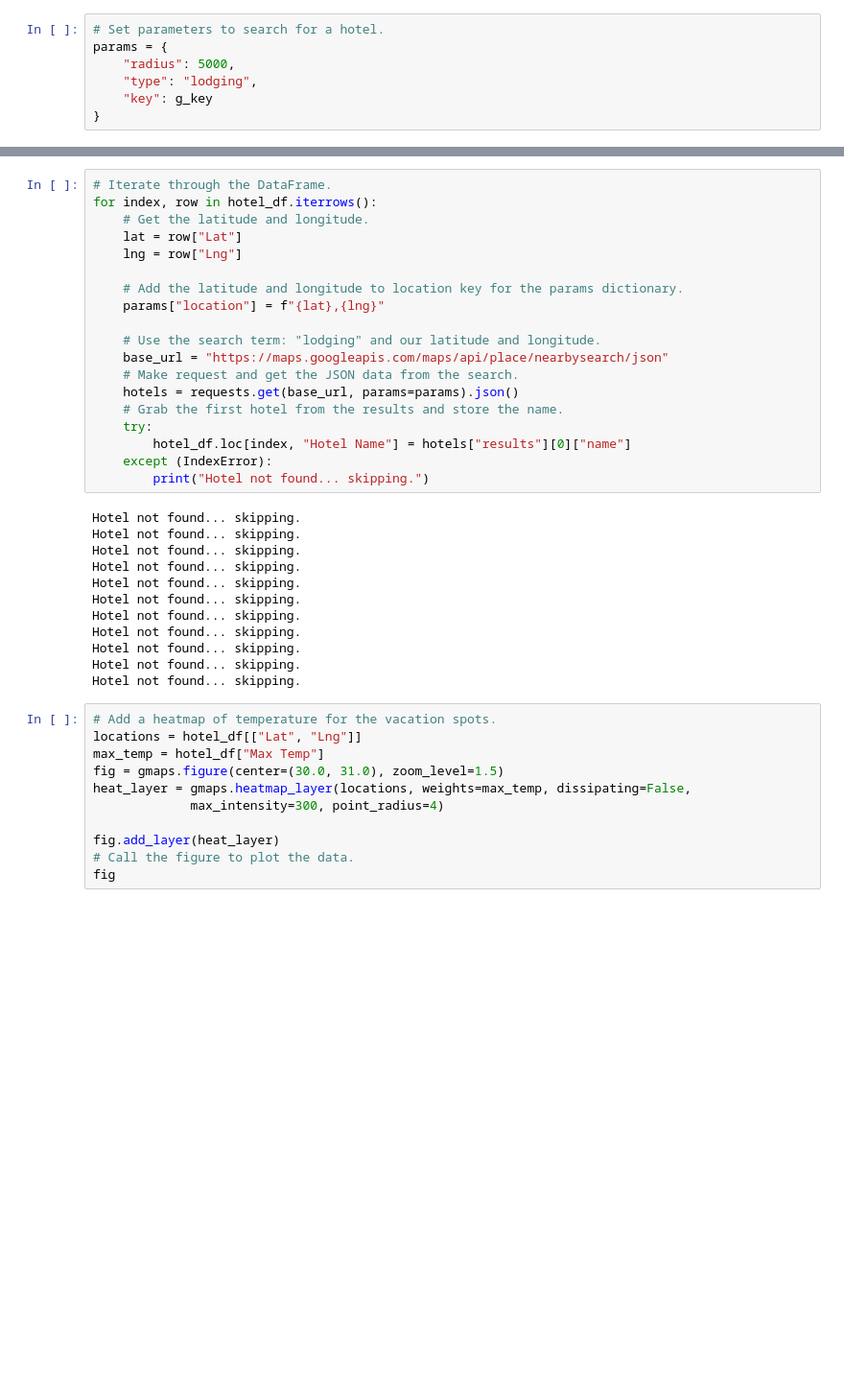
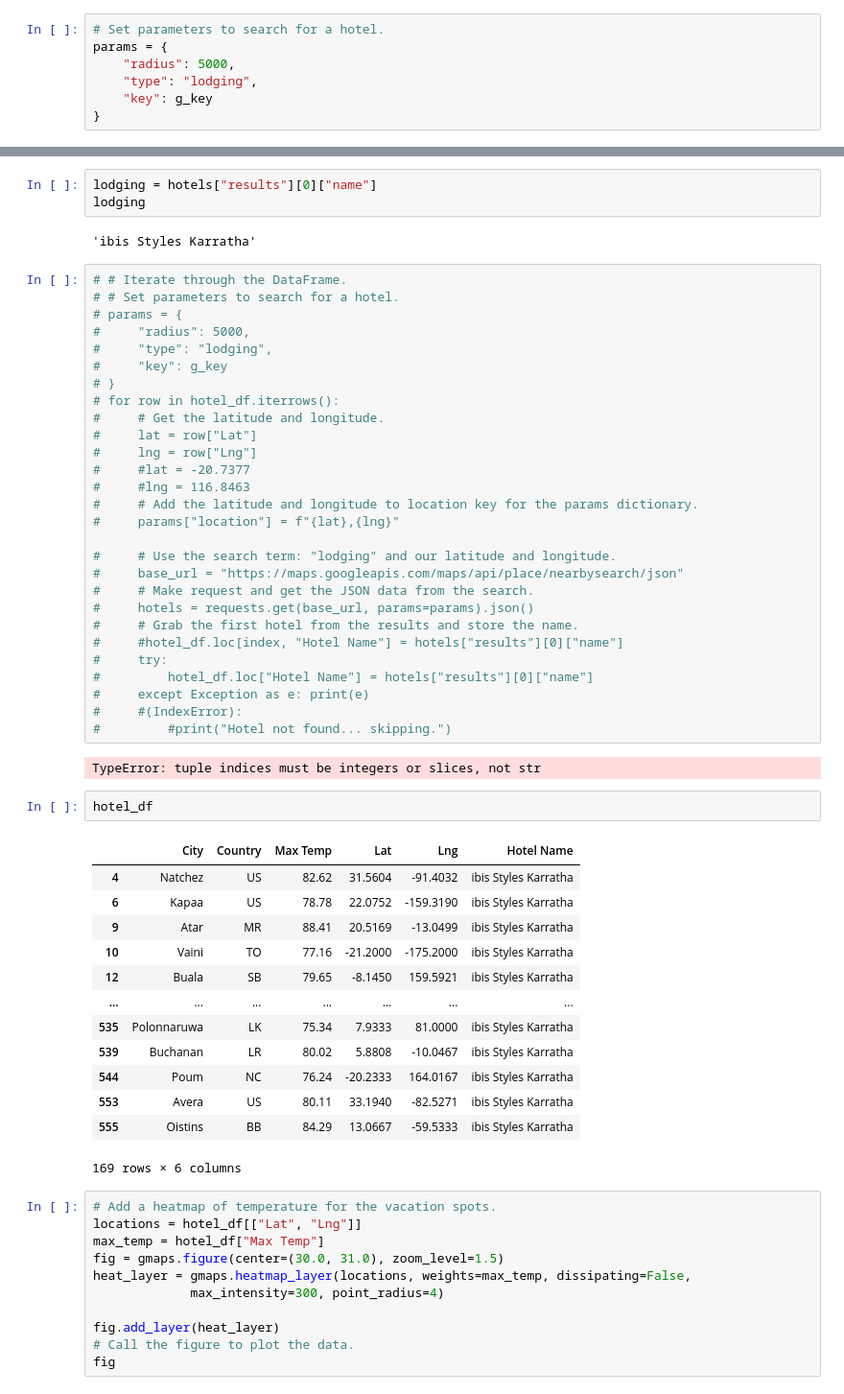
Before and after one commit to RyanJL18/World_Weather_Analysis, a Jupyter notebook: VacationPy.ipynb, the cells around one changed output, grey strips where cells are left out. Shown: that part at 96% size. Saved outputs shown, nothing was run; the diff lists cells and outputs as text; blank space fills up the shorter version.

```diff
--- a/VacationPy.ipynb
+++ b/VacationPy.ipynb
@@ -225,34 +207,54 @@ hotels
+# %%
+lodging = hotels["results"][0]["name"]
+lodging
+# %% [output]
+'ibis Styles Karratha'
 # %%
-# Iterate through the DataFrame.
-for index, row in hotel_df.iterrows():
-    # Get the latitude and longitude.
-    lat = row["Lat"]
-    lng = row["Lng"]
+# # Iterate through the DataFrame.
+# # Set parameters to search for a hotel.
+# params = {
+#     "radius": 5000,
+#     "type": "lodging",
+#     "key": g_key
+# }
+# for row in hotel_df.iterrows():
+#     # Get the latitude and longitude.
+#     lat = row["Lat"]
+#     lng = row["Lng"]
+#     #lat = -20.7377
+#     #lng = 116.8463
+#     # Add the latitude and longitude to location key for the params dictionary.
+#     params["location"] = f"{lat},{lng}"
 
-    # Add the latitude and longitude to location key for the params dictionary.
-    params["location"] = f"{lat},{lng}"
-
-    # Use the search term: "lodging" and our latitude and longitude.
-    base_url = "https://maps.googleapis.com/maps/api/place/nearbysearch/json"
-    # Make request and get the JSON data from the search.
-    hotels = requests.get(base_url, params=params).json()
-    # Grab the first hotel from the results and store the name.
-    try:
-        hotel_df.loc[index, "Hotel Name"] = hotels["results"][0]["name"]
-    except (IndexError):
-        print("Hotel not found... skipping.")
+#     # Use the search term: "lodging" and our latitude and longitude.
+#     base_url = "https://maps.googleapis.com/maps/api/place/nearbysearch/json"
+#     # Make request and get the JSON data from the search.
+#     hotels = requests.get(base_url, params=params).json()
+#     # Grab the first hotel from the results and store the name.
+#     #hotel_df.loc[index, "Hotel Name"] = hotels["results"][0]["name"]
+#     try:
+#         hotel_df.loc["Hotel Name"] = hotels["results"][0]["name"]
+#     except Exception as e: print(e)
+#     #(IndexError):
+#         #print("Hotel not found... skipping.")
 # %% [output]
-Hotel not found... skipping.
-Hotel not found... skipping.
-Hotel not found... skipping.
-Hotel not found... skipping.
-Hotel not found... skipping.
-Hotel not found... skipping.
-Hotel not found... skipping.
-Hotel not found... skipping.
-Hotel not found... skipping.
-Hotel not found... skipping.
-Hotel not found... skipping.
+TypeError: tuple indices must be integers or slices, not str
+# %%
+hotel_df
+# %% [output]
+|  | City | Country | Max Temp | Lat | Lng | Hotel Name |
+| 4 | Natchez | US | 82.62 | 31.5604 | -91.4032 | ibis Styles Karratha |
+| 6 | Kapaa | US | 78.78 | 22.0752 | -159.3190 | ibis Styles Karratha |
+| 9 | Atar | MR | 88.41 | 20.5169 | -13.0499 | ibis Styles Karratha |
+| 10 | Vaini | TO | 77.16 | -21.2000 | -175.2000 | ibis Styles Karratha |
+| 12 | Buala | SB | 79.65 | -8.1450 | 159.5921 | ibis Styles Karratha |
+| ... | ... | ... | ... | ... | ... | ... |
+| 535 | Polonnaruwa | LK | 75.34 | 7.9333 | 81.0000 | ibis Styles Karratha |
+| 539 | Buchanan | LR | 80.02 | 5.8808 | -10.0467 | ibis Styles Karratha |
+| 544 | Poum | NC | 76.24 | -20.2333 | 164.0167 | ibis Styles Karratha |
+| 553 | Avera | US | 80.11 | 33.1940 | -82.5271 | ibis Styles Karratha |
+| 555 | Oistins | BB | 84.29 | 13.0667 | -59.5333 | ibis Styles Karratha |
+169 rows × 6 columns
 # %%
 # Add a heatmap of temperature for the vacation spots.
 locations = hotel_df[["Lat", "Lng"]]
```
Also changed, not shown: parts of 5 cells of this notebook.
